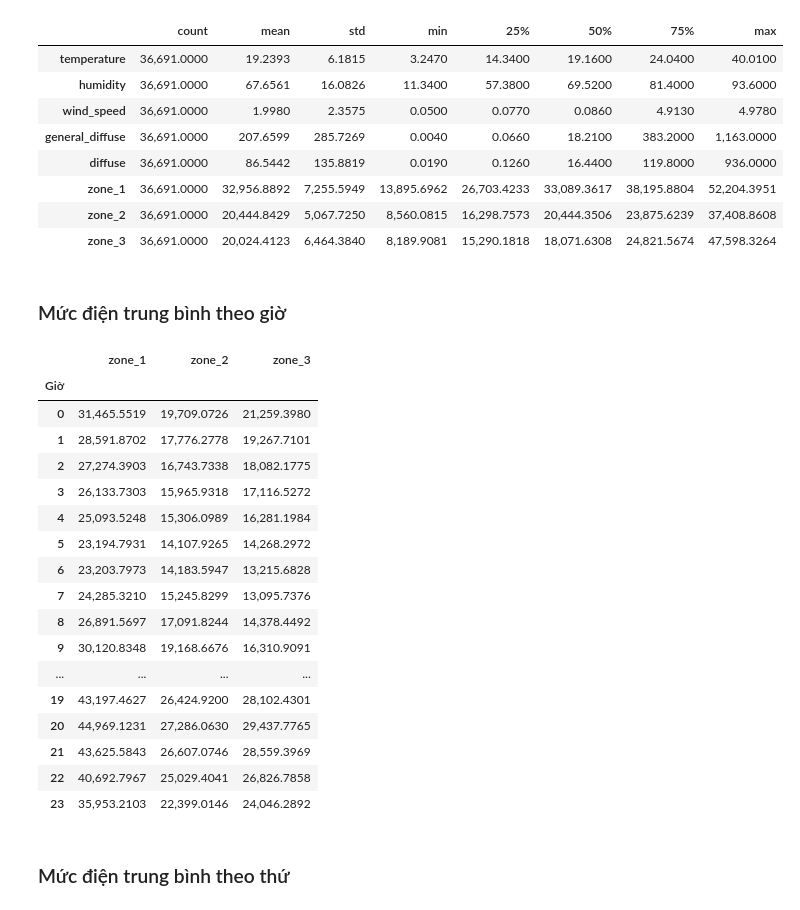
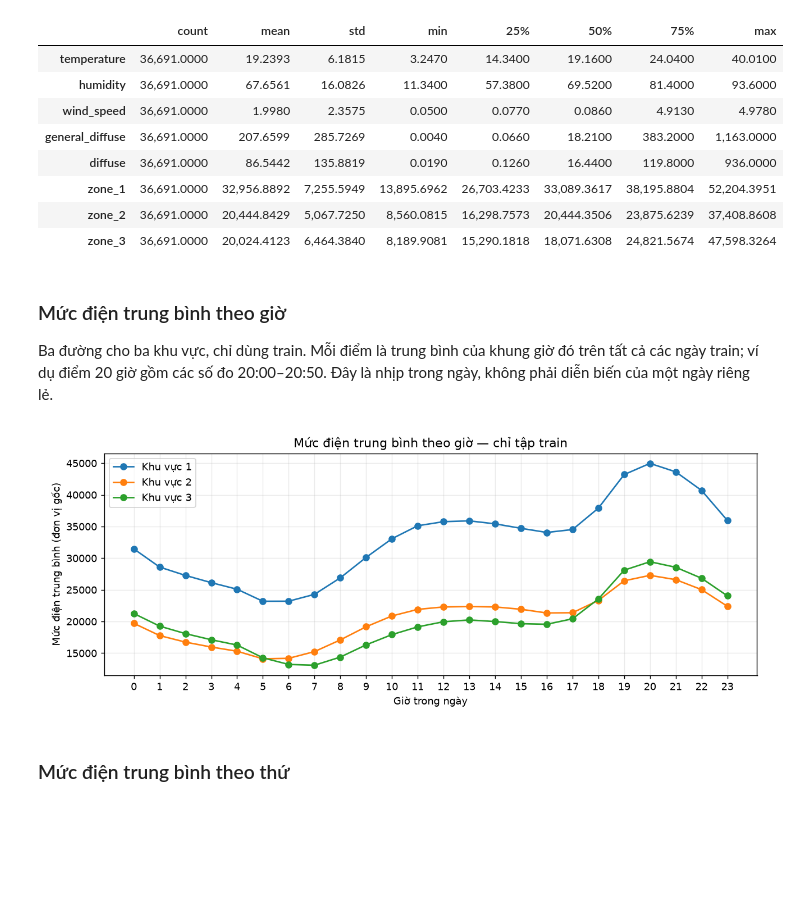
Before and after one commit to huy1907ddddddd/DS66B_group_14, a Jupyter notebook: notebooks/GridWatch_Colab.ipynb, the cells around one changed output. Saved outputs shown, nothing was run; the diff lists cells and outputs as text; code cells hidden in the pictures; blank space fills up the shorter version.

Commit message:
feat: show hourly training demand as a line chart

```diff
--- a/notebooks/GridWatch_Colab.ipynb
+++ b/notebooks/GridWatch_Colab.ipynb
@@ -99,27 +99,20 @@ display(early[weather + zones].describe().T)
 | zone_3 | 36,691.0000 | 20,024.4123 | 6,464.3840 | 8,189.9081 | 15,290.1818 | 18,071.6308 | 24,821.5674 | 47,598.3264 |
 # %% [markdown]
 ### Mức điện trung bình theo giờ
+Ba đường cho ba khu vực, chỉ dùng train. Mỗi điểm là trung bình của khung giờ đó trên tất cả các ngày train; ví dụ điểm 20 giờ gồm các số đo 20:00–20:50. Đây là nhịp trong ngày, không phải diễn biến của một ngày riêng lẻ.
 # %%
-display(early.groupby(early.time.dt.hour)[zones].mean().rename_axis('Giờ'))
+hourly_power = early.groupby(early.time.dt.hour)[zones].mean()
+hourly_power.plot(marker='o', figsize=(10, 4))
+plt.title('Mức điện trung bình theo giờ — chỉ tập train')
+plt.xlabel('Giờ trong ngày')
+plt.ylabel('Mức điện trung bình (đơn vị gốc)')
+plt.xticks(range(24))
+plt.legend(['Khu vực 1', 'Khu vực 2', 'Khu vực 3'])
+plt.grid(alpha=0.25)
+plt.tight_layout()
+plt.show()
 # %% [output]
-|  | zone_1 | zone_2 | zone_3 |
-| Giờ |  |  |  |
-| 0 | 31,465.5519 | 19,709.0726 | 21,259.3980 |
-| 1 | 28,591.8702 | 17,776.2778 | 19,267.7101 |
-| 2 | 27,274.3903 | 16,743.7338 | 18,082.1775 |
-| 3 | 26,133.7303 | 15,965.9318 | 17,116.5272 |
-| 4 | 25,093.5248 | 15,306.0989 | 16,281.1984 |
-| 5 | 23,194.7931 | 14,107.9265 | 14,268.2972 |
-| 6 | 23,203.7973 | 14,183.5947 | 13,215.6828 |
-| 7 | 24,285.3210 | 15,245.8299 | 13,095.7376 |
-| 8 | 26,891.5697 | 17,091.8244 | 14,378.4492 |
-| 9 | 30,120.8348 | 19,168.6676 | 16,310.9091 |
-| ... | ... | ... | ... |
-| 19 | 43,197.4627 | 26,424.9200 | 28,102.4301 |
-| 20 | 44,969.1231 | 27,286.0630 | 29,437.7765 |
-| 21 | 43,625.5843 | 26,607.0746 | 28,559.3969 |
-| 22 | 40,692.7967 | 25,029.4041 | 26,826.7858 |
-| 23 | 35,953.2103 | 22,399.0146 | 24,046.2892 |
+[figure, added]
 # %% [markdown]
 ### Mức điện trung bình theo thứ
 # %%
```
Also changed, not shown: 3 other files.
